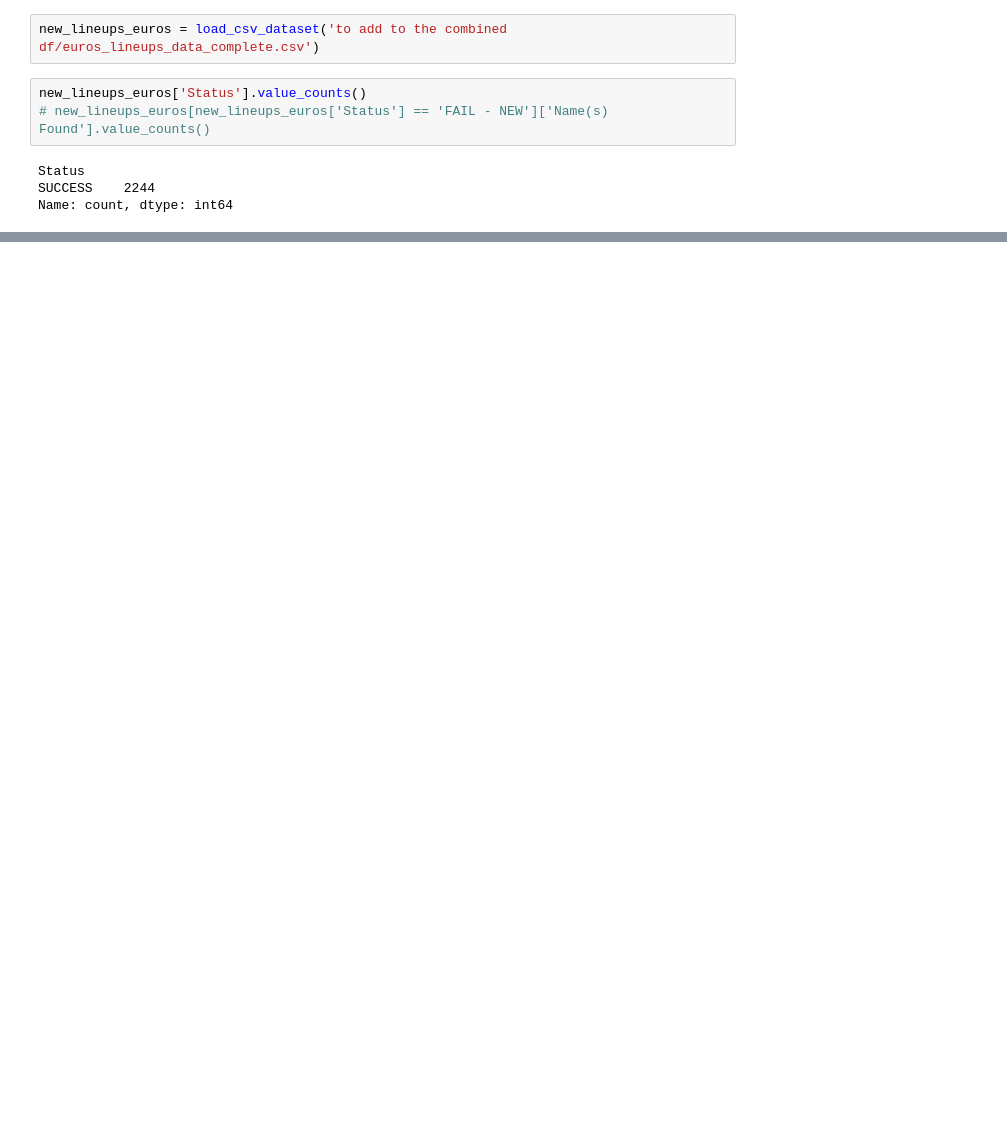
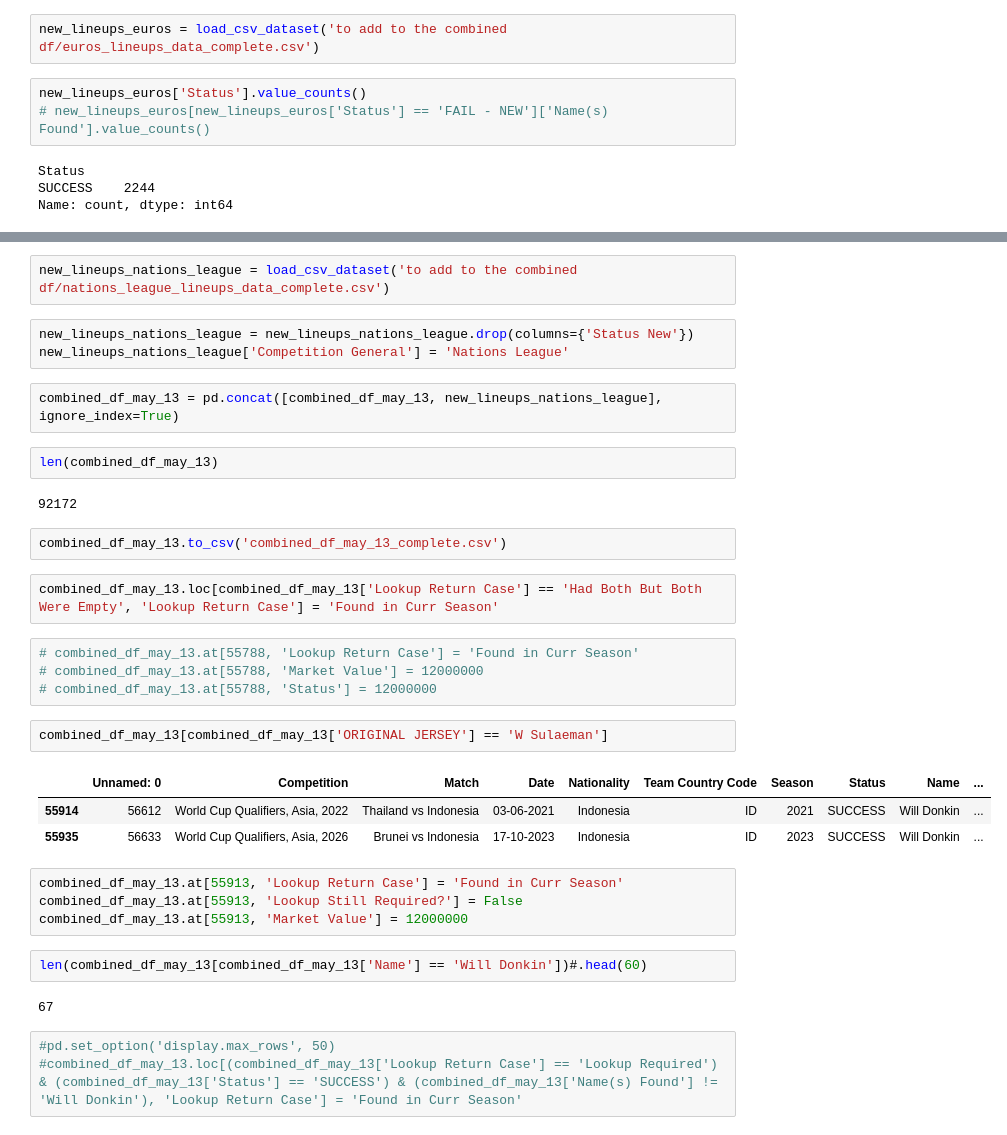
Before and after one commit to finnlsmith/footy_project_market_value_rankings, a Jupyter notebook: create_dataset_1/add_dfs_to_large_df.ipynb, the cells around one changed output, grey strips where cells are left out. Cells and saved outputs as stored; diff of their text form; blank space fills up the shorter version.

Commit message:
Edited combined DF

```diff
--- a/create_dataset_1/add_dfs_to_large_df.ipynb
+++ b/create_dataset_1/add_dfs_to_large_df.ipynb
@@ -731,0 +793,36 @@ Name: count, dtype: int64
+# %%
+new_lineups_nations_league = load_csv_dataset('to add to the combined df/nations_league_lineups_data_complete.csv')
+# %%
+new_lineups_nations_league = new_lineups_nations_league.drop(columns={'Status New'})
+new_lineups_nations_league['Competition General'] = 'Nations League'
+# %%
+combined_df_may_13 = pd.concat([combined_df_may_13, new_lineups_nations_league], ignore_index=True)
+# %%
+len(combined_df_may_13)
+# %% [output]
+92172
+# %%
+combined_df_may_13.to_csv('combined_df_may_13_complete.csv')
+# %%
+combined_df_may_13.loc[combined_df_may_13['Lookup Return Case'] == 'Had Both But Both Were Empty', 'Lookup Return Case'] = 'Found in Curr Season'
+# %%
+# combined_df_may_13.at[55788, 'Lookup Return Case'] = 'Found in Curr Season'
+# combined_df_may_13.at[55788, 'Market Value'] = 12000000
+# combined_df_may_13.at[55788, 'Status'] = 12000000
+# %%
+combined_df_may_13[combined_df_may_13['ORIGINAL JERSEY'] == 'W Sulaeman']
+# %% [output]
+|  | Unnamed: 0 | Competition | Match | Date | Nationality | Team Country Code | Season | Status | Name | ... |
+| 55914 | 56612 | World Cup Qualifiers, Asia, 2022 | Thailand vs Indonesia | 03-06-2021 | Indonesia | ID | 2021 | SUCCESS | Will Donkin | ... |
+| 55935 | 56633 | World Cup Qualifiers, Asia, 2026 | Brunei vs Indonesia | 17-10-2023 | Indonesia | ID | 2023 | SUCCESS | Will Donkin | ... |
+# %%
+combined_df_may_13.at[55913, 'Lookup Return Case'] = 'Found in Curr Season'
+combined_df_may_13.at[55913, 'Lookup Still Required?'] = False
+combined_df_may_13.at[55913, 'Market Value'] = 12000000
+# %%
+len(combined_df_may_13[combined_df_may_13['Name'] == 'Will Donkin'])#.head(60)
+# %% [output]
+67
+# %%
+#pd.set_option('display.max_rows', 50)
+#combined_df_may_13.loc[(combined_df_may_13['Lookup Return Case'] == 'Lookup Required') & (combined_df_may_13['Status'] == 'SUCCESS') & (combined_df_may_13['Name(s) Found'] != 'Will Donkin'), 'Lookup Return Case'] = 'Found in Curr Season'
```
Also changed, not shown: parts of 28 cells of this notebook, 4 other files.
